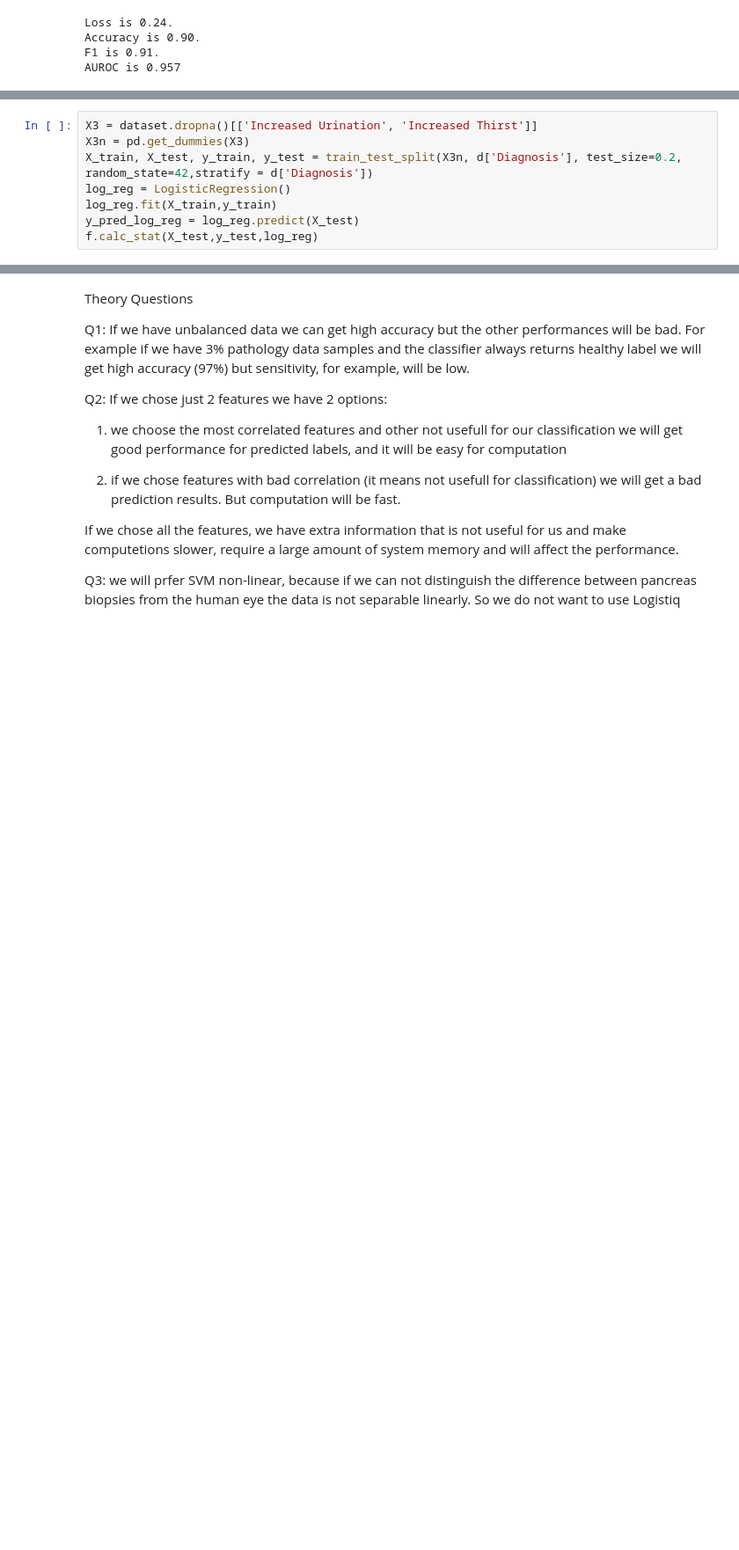
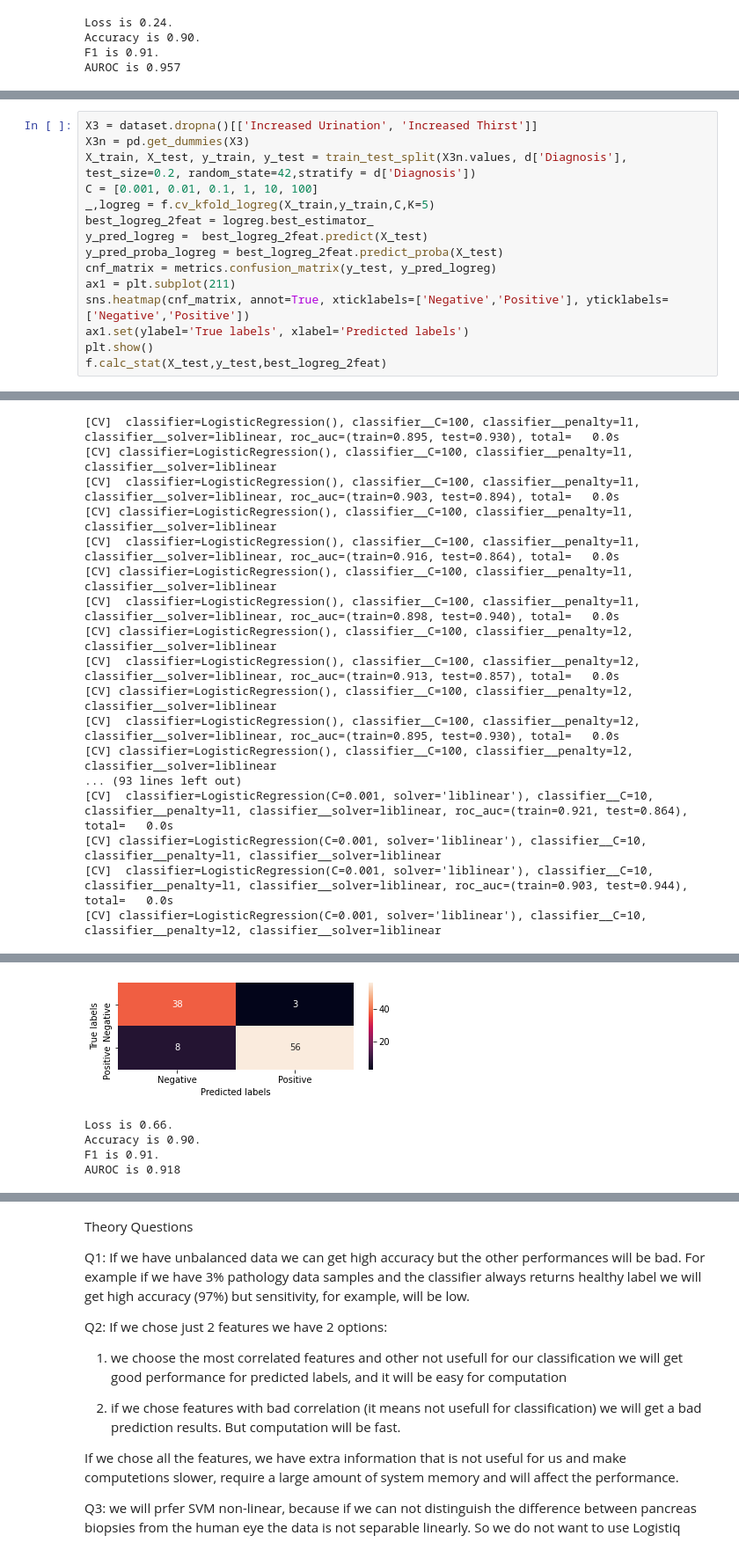
Before and after one commit to mlh-master/hw2_mlh-valeriia-adn-marina, a Jupyter notebook: HW2.ipynb, the cells around one changed output, grey strips where cells are left out. Shown at 88% size. Saved outputs shown, nothing was run; the diff lists cells and outputs as text; blank space fills up the shorter version.

```diff
--- a/HW2.ipynb
+++ b/HW2.ipynb
@@ -519,9 +975,16 @@ AUROC is 0.972
 # %%
 X3 = dataset.dropna()[['Increased Urination', 'Increased Thirst']]
 X3n = pd.get_dummies(X3)
-X_train, X_test, y_train, y_test = train_test_split(X3n, d['Diagnosis'], test_size=0.2, random_state=42,stratify = d['Diagnosis'])
-log_reg = LogisticRegression()
-log_reg.fit(X_train,y_train)
-y_pred_log_reg = log_reg.predict(X_test)
-f.calc_stat(X_test,y_test,log_reg)
+X_train, X_test, y_train, y_test = train_test_split(X3n.values, d['Diagnosis'], test_size=0.2, random_state=42,stratify = d['Diagnosis'])
+C = [0.001, 0.01, 0.1, 1, 10, 100]
+_,logreg = f.cv_kfold_logreg(X_train,y_train,C,K=5)
+best_logreg_2feat = logreg.best_estimator_
+y_pred_logreg =  best_logreg_2feat.predict(X_test)
+y_pred_proba_logreg = best_logreg_2feat.predict_proba(X_test)
+cnf_matrix = metrics.confusion_matrix(y_test, y_pred_logreg)
+ax1 = plt.subplot(211)
+sns.heatmap(cnf_matrix, annot=True, xticklabels=['Negative','Positive'], yticklabels=['Negative','Positive'])
+ax1.set(ylabel='True labels', xlabel='Predicted labels')
+plt.show()
+f.calc_stat(X_test,y_test,best_logreg_2feat)
 # %% [output]
@@ -531,0 +1011,17 @@ AUROC is 0.918
+[CV]  classifier=LogisticRegression(), classifier__C=100, classifier__penalty=l1, classifier__solver=liblinear, roc_auc=(train=0.895, test=0.930), total=   0.0s
+[CV] classifier=LogisticRegression(), classifier__C=100, classifier__penalty=l1, classifier__solver=liblinear
+[CV]  classifier=LogisticRegression(), classifier__C=100, classifier__penalty=l1, classifier__solver=liblinear, roc_auc=(train=0.903, test=0.894), total=   0.0s
+[CV] classifier=LogisticRegression(), classifier__C=100, classifier__penalty=l1, classifier__solver=liblinear
+[CV]  classifier=LogisticRegression(), classifier__C=100, classifier__penalty=l1, classifier__solver=liblinear, roc_auc=(train=0.916, test=0.864), total=   0.0s
+[CV] classifier=LogisticRegression(), classifier__C=100, classifier__penalty=l1, classifier__solver=liblinear
+[CV]  classifier=LogisticRegression(), classifier__C=100, classifier__penalty=l1, classifier__solver=liblinear, roc_auc=(train=0.898, test=0.940), total=   0.0s
+[CV] classifier=LogisticRegression(), classifier__C=100, classifier__penalty=l2, classifier__solver=liblinear
+[CV]  classifier=LogisticRegression(), classifier__C=100, classifier__penalty=l2, classifier__solver=liblinear, roc_auc=(train=0.913, test=0.857), total=   0.0s
+[CV] classifier=LogisticRegression(), classifier__C=100, classifier__penalty=l2, classifier__solver=liblinear
+[CV]  classifier=LogisticRegression(), classifier__C=100, classifier__penalty=l2, classifier__solver=liblinear, roc_auc=(train=0.895, test=0.930), total=   0.0s
+[CV] classifier=LogisticRegression(), classifier__C=100, classifier__penalty=l2, classifier__solver=liblinear
+... (93 lines left out)
+[CV]  classifier=LogisticRegression(C=0.001, solver='liblinear'), classifier__C=10, classifier__penalty=l1, classifier__solver=liblinear, roc_auc=(train=0.921, test=0.864), total=   0.0s
+[CV] classifier=LogisticRegression(C=0.001, solver='liblinear'), classifier__C=10, classifier__penalty=l1, classifier__solver=liblinear
+[CV]  classifier=LogisticRegression(C=0.001, solver='liblinear'), classifier__C=10, classifier__penalty=l1, classifier__solver=liblinear, roc_auc=(train=0.903, test=0.944), total=   0.0s
+[CV] classifier=LogisticRegression(C=0.001, solver='liblinear'), classifier__C=10, classifier__penalty=l2, classifier__solver=liblinear
@@ -531,0 +1113,5 @@ AUROC is 0.918
+[figure, added]
+Loss is 0.66.
+Accuracy is 0.90.
+F1 is 0.91.
+AUROC is 0.918
```
Also changed, not shown: parts of 70 cells of this notebook, 1 other file.
